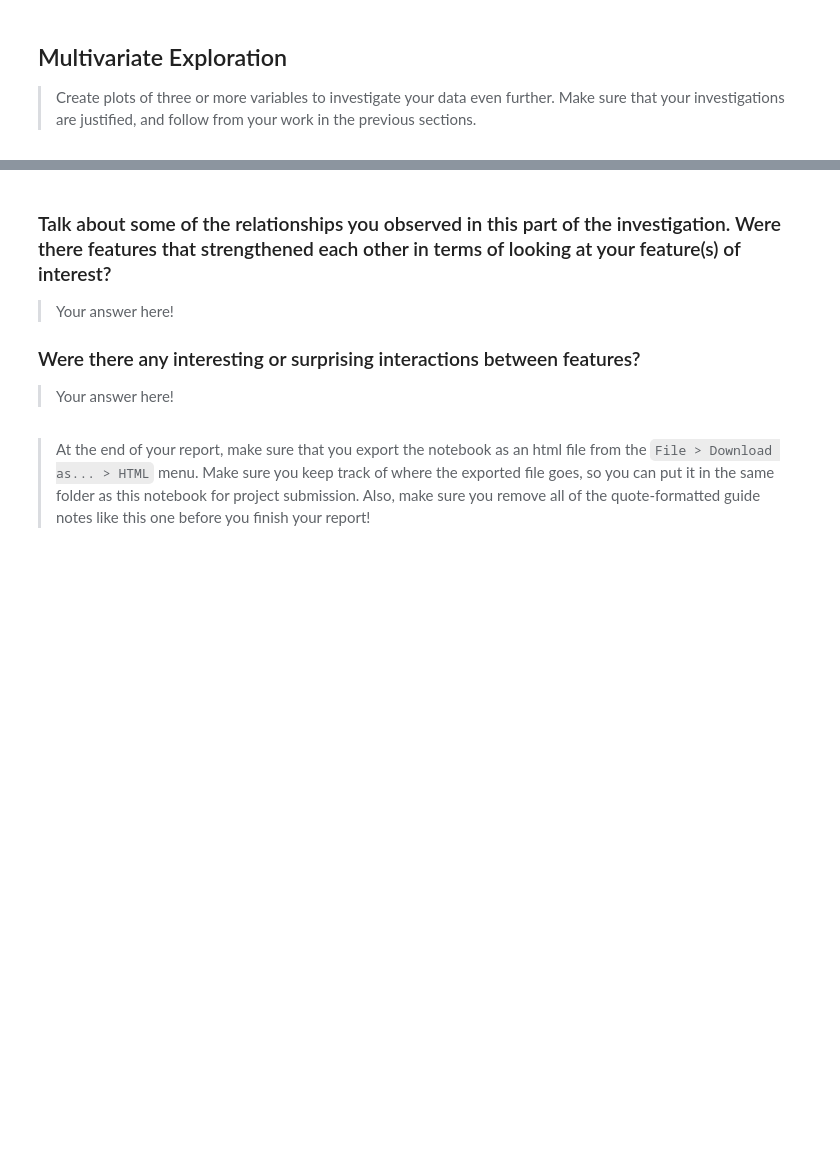
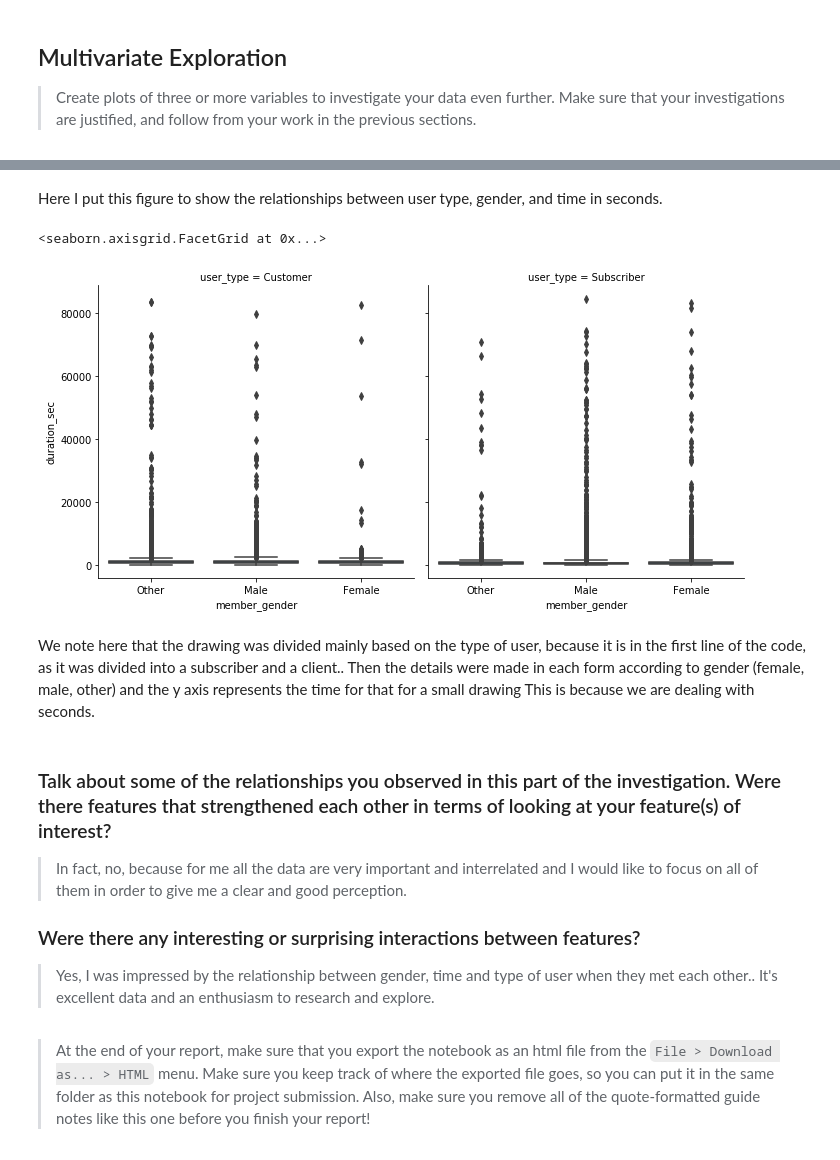
Before and after one commit to ReemShaya/Communicate-Data-findings-Project, a Jupyter notebook: exploration_template.ipynb, the cells around one changed output, grey strips where cells are left out. Drawn from its saved outputs; the diff is of its cells as text; code cells hidden in the pictures; blank space fills up the shorter version.

```diff
--- a/exploration_template.ipynb
+++ b/exploration_template.ipynb
@@ -380,11 +387,22 @@ your work in the previous sections.
+# %% [markdown]
+Here I put this figure to show the relationships between user type, gender, and time in seconds.
+# %%
+g = sb.FacetGrid(data = df_ford, col = 'user_type', size = 5)
+g.map(sb.boxplot, 'member_gender', 'duration_sec')
+# %% [output]
+<seaborn.axisgrid.FacetGrid at 0x...>
+[figure, added]
+# %% [markdown]
+We note here that the drawing was divided mainly based on the type of user, because it is in the first line of the code, as it was divided into a subscriber and a client.. Then the details were made in each form according to gender (female, male, other) and the y axis represents the time for that for a small drawing This is because we are dealing with seconds.
 # %% [markdown]
 ### Talk about some of the relationships you observed in this part of the investigation. Were there features that strengthened each other in terms of looking at your feature(s) of interest?
 
-> Your answer here!
+> In fact, no, because for me all the data are very important and interrelated and I would like to focus on all of them in order to give me a clear and good perception.
+
 
 ### Were there any interesting or surprising interactions between features?
 
-> Your answer here!
+> Yes, I was impressed by the relationship between gender, time and type of user when they met each other.. It's excellent data and an enthusiasm to research and explore.
 # %% [markdown]
 > At the end of your report, make sure that you export the notebook as an
 html file from the `File > Download as... > HTML` menu. Make sure you keep
```
Also changed, not shown: parts of 6 cells of this notebook, 1 other file.
